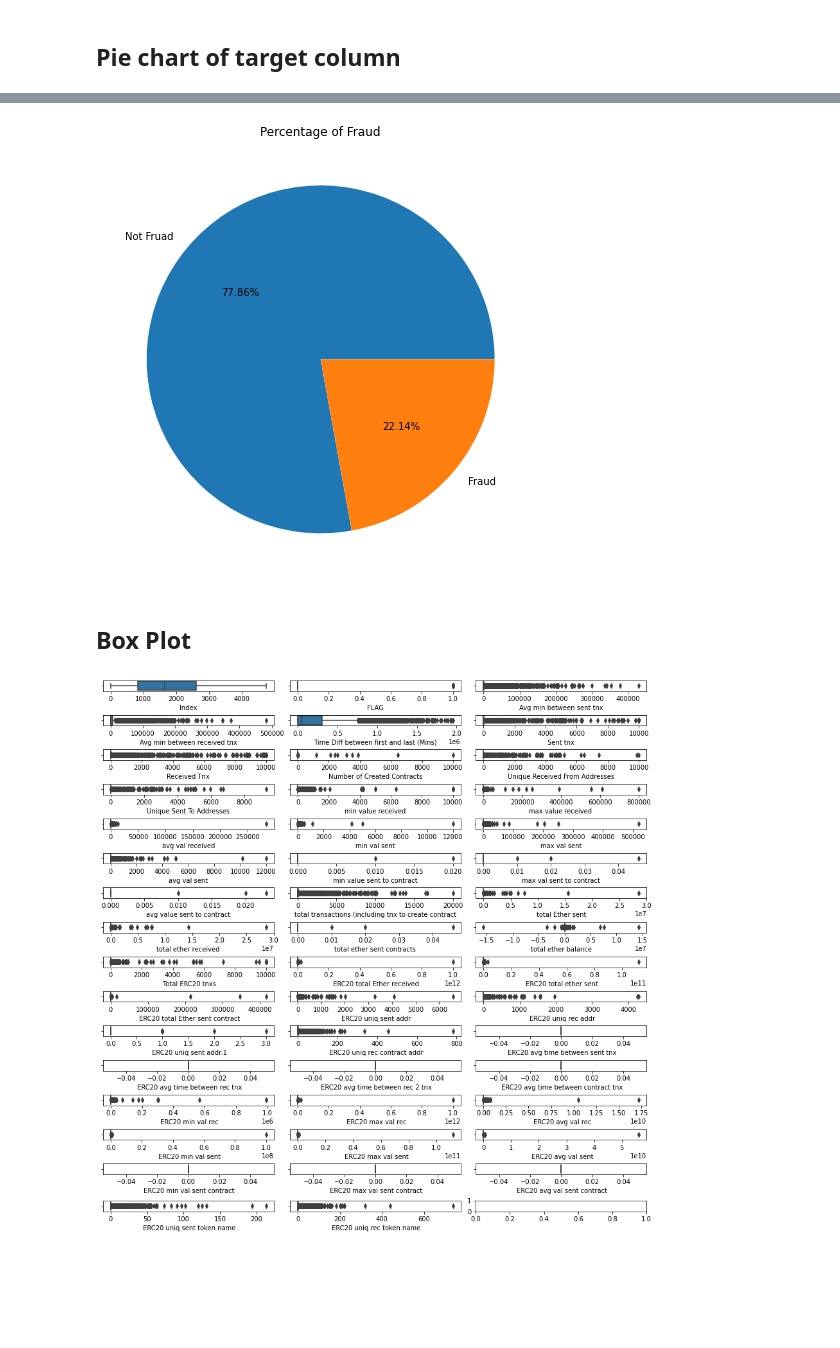
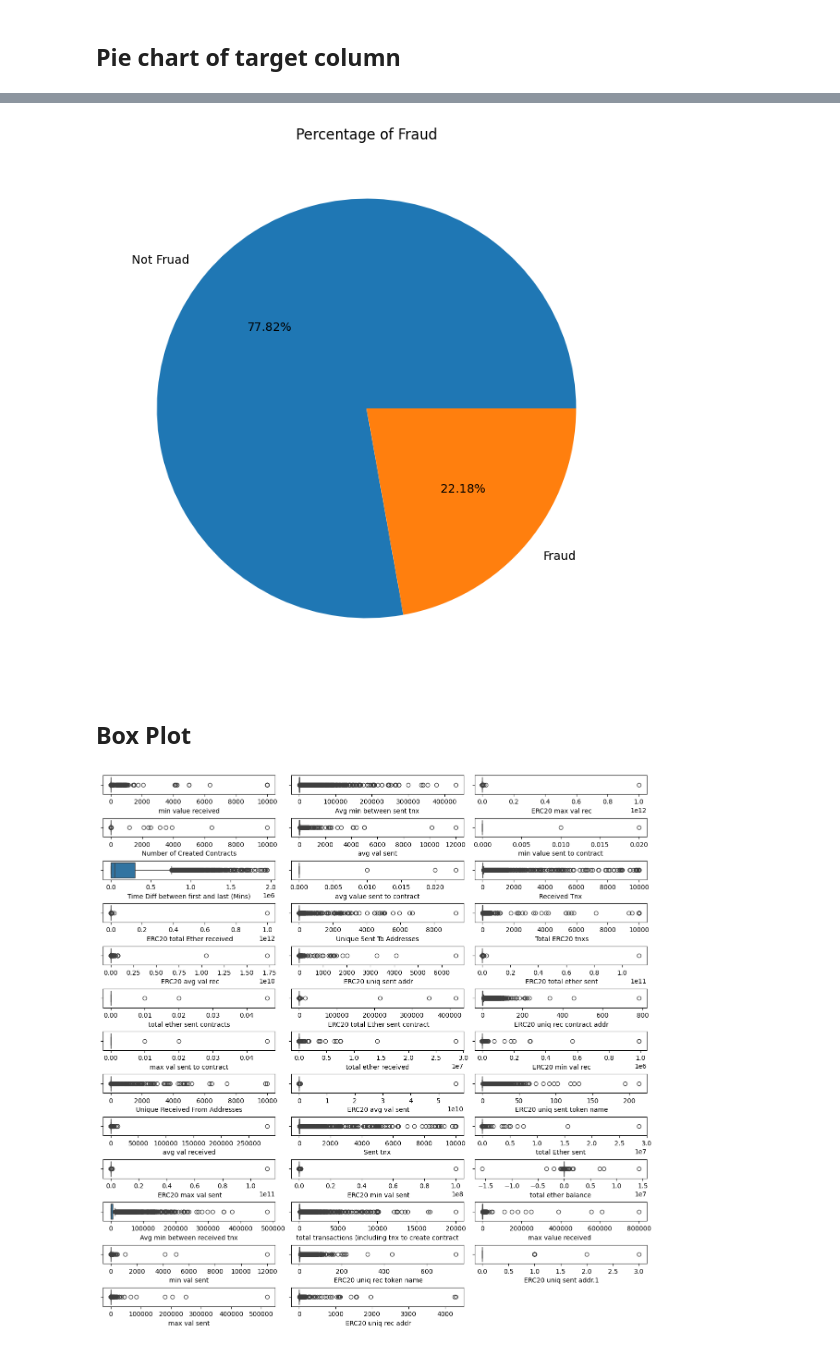
Before and after one commit to ysjprojects/BT4012-Project, a Jupyter notebook: notebooks/1_EDA.ipynb, the cells around one changed output, grey strips where cells are left out. Drawn from its saved outputs; the diff is of its cells as text; code cells hidden in the pictures; blank space fills up the shorter version.

Commit message:
Add files via upload
Cleaned up data: remove duplicates
Remove any not so useful features for EDA
reworked on correlation matrix, density plot
added density plot

```diff
--- a/notebooks/1_EDA.ipynb
+++ b/notebooks/1_EDA.ipynb
@@ -12,7 +12,7 @@ pd.set_option('display.max_columns', None)
 # %% [markdown]
 # Data Reading
 # %%
-df = pd.read_csv('transaction_dataset.csv', index_col=0)
+df = pd.read_csv('/Users/alex/Desktop/transaction_dataset.csv', index_col=0)
 print(df.shape)
 df.head()
 # %% [output]
@@ -67,6 +67,8 @@ Data columns (total 50 columns):
  49   ERC20_most_rec_token_type                            8970 non-null   object
 dtypes: float64(39), int64(8), object(3)
 memory usage: 3.8+ MB
+# %%
+df = df.drop(columns='Index').drop_duplicates()
 # %% [markdown]
 # Exploratory data analysis
 # %% [markdown]
@@ -117,6 +120,6 @@ max value received                                      1.692294e+08
 dtype: float64
 # %%
-numerical_cols_with_0_variance = df[numerical_cols].columns[[df[numerical_cols].var() == 0]].tolist()
+numerical_cols_with_0_variance = df[numerical_cols].columns[df[numerical_cols].var() == 0].tolist()
 print(f'Numerical columns with 0 variance: {numerical_cols_with_0_variance}')
 # %% [output]
 Numerical columns with 0 variance: [' ERC20 avg time between sent tnx', ' ERC20 avg time between rec tnx', ' ERC20 avg time between rec 2 tnx', ' ERC20 avg time between contract tnx', ' ERC20 min val  ...
@@ -123,2 +128,4 @@ Numerical columns with 0 variance: [' ERC20 avg time between sent tnx', ' ERC20
+# %%
+numerical_feature_list = list(set(df.columns)- set(['Address', 'FLAG']) - set(object_cols) - set(numerical_cols_with_0_variance))
 # %% [markdown]
 ### Correlation Matrix
@@ -203,21 +222,27 @@ plt.pie(flag_value_counts, autopct= '%.2f%%', labels= ['Not Fruad', 'Fraud'])
 plt.title('Percentage of Fraud')
 plt.show()
 # %% [output]
-[figure, old version]
+[figure, new version]
 # %% [markdown]
 ## Box Plot
 # %%
-num_numerical_cols = len(numerical_cols)
+numerical_feature_list_num = len(numerical_feature_list)
 
-fig, axes = plt.subplots(num_numerical_cols//3+1, 3, figsize=(12, 12), constrained_layout =True)
+num_cols_per_row = 3  # Number of numerical columns to display per row
+num_rows = (len(numerical_feature_list) + num_cols_per_row - 1) // num_cols_per_row
+fig, axes = plt.subplots(num_rows, num_cols_per_row, figsize=(12, 12), constrained_layout =True)
 plt.subplots_adjust(wspace = 0.7, hspace=0.8)
 
-for k, numerical_col in enumerate(numerical_cols, 0):
+for k, col in enumerate(numerical_feature_list, 0):
     i = k // 3
     j = k % 3
-    sns.boxplot(ax = axes[i, j], data=df, x=numerical_col)
+    sns.boxplot(ax = axes[i, j], data=df, x=col)
+
+# Remove any unused subplots
+for i in range(len(numerical_feature_list), num_rows * num_cols_per_row):
+    fig.delaxes(axes.flatten()[i])
 
 
 plt.show()
 # %% [output]
-[figure, old version]
+[figure, new version]
```
Also changed, not shown: parts of 13 cells of this notebook.
